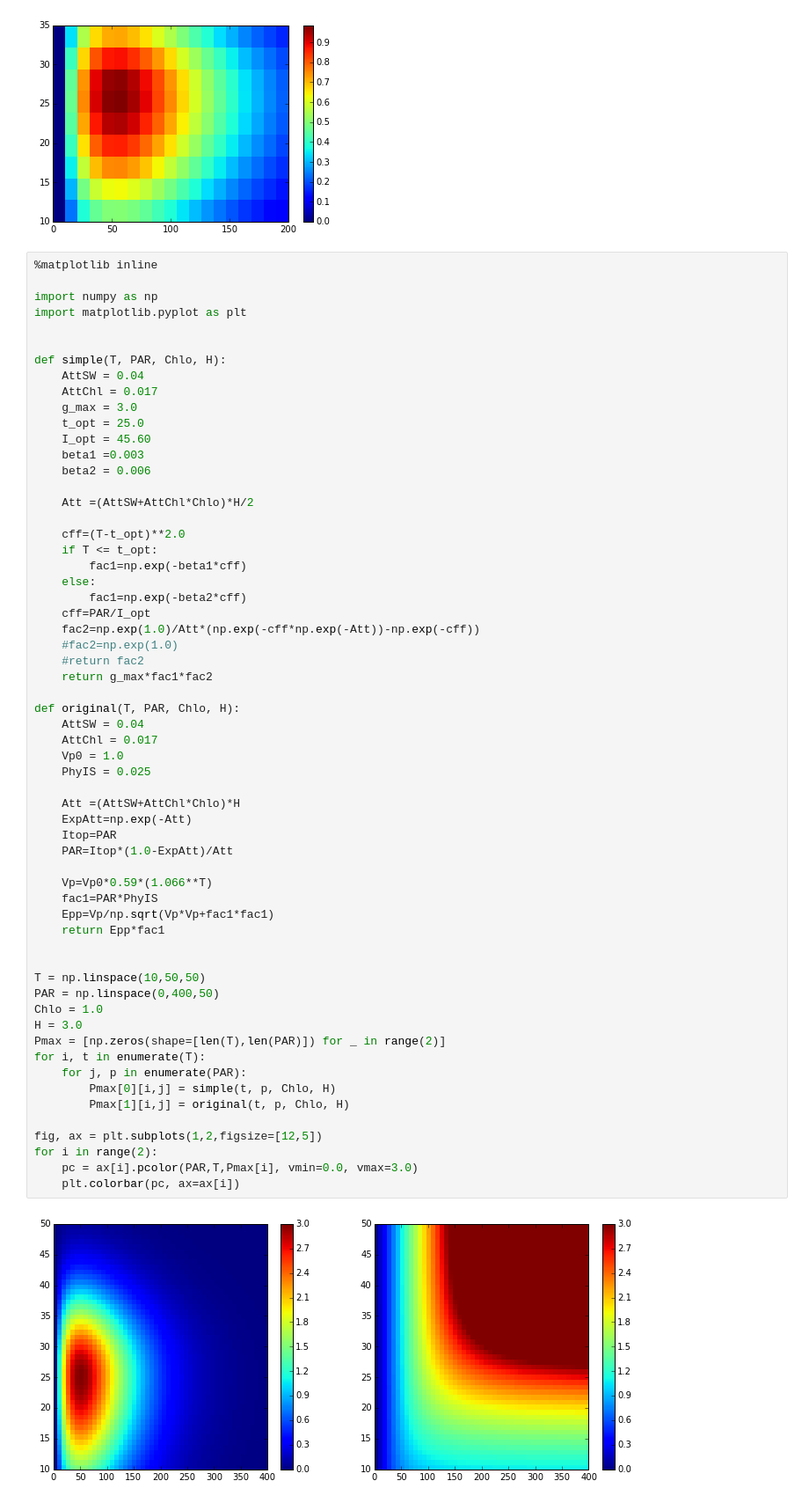
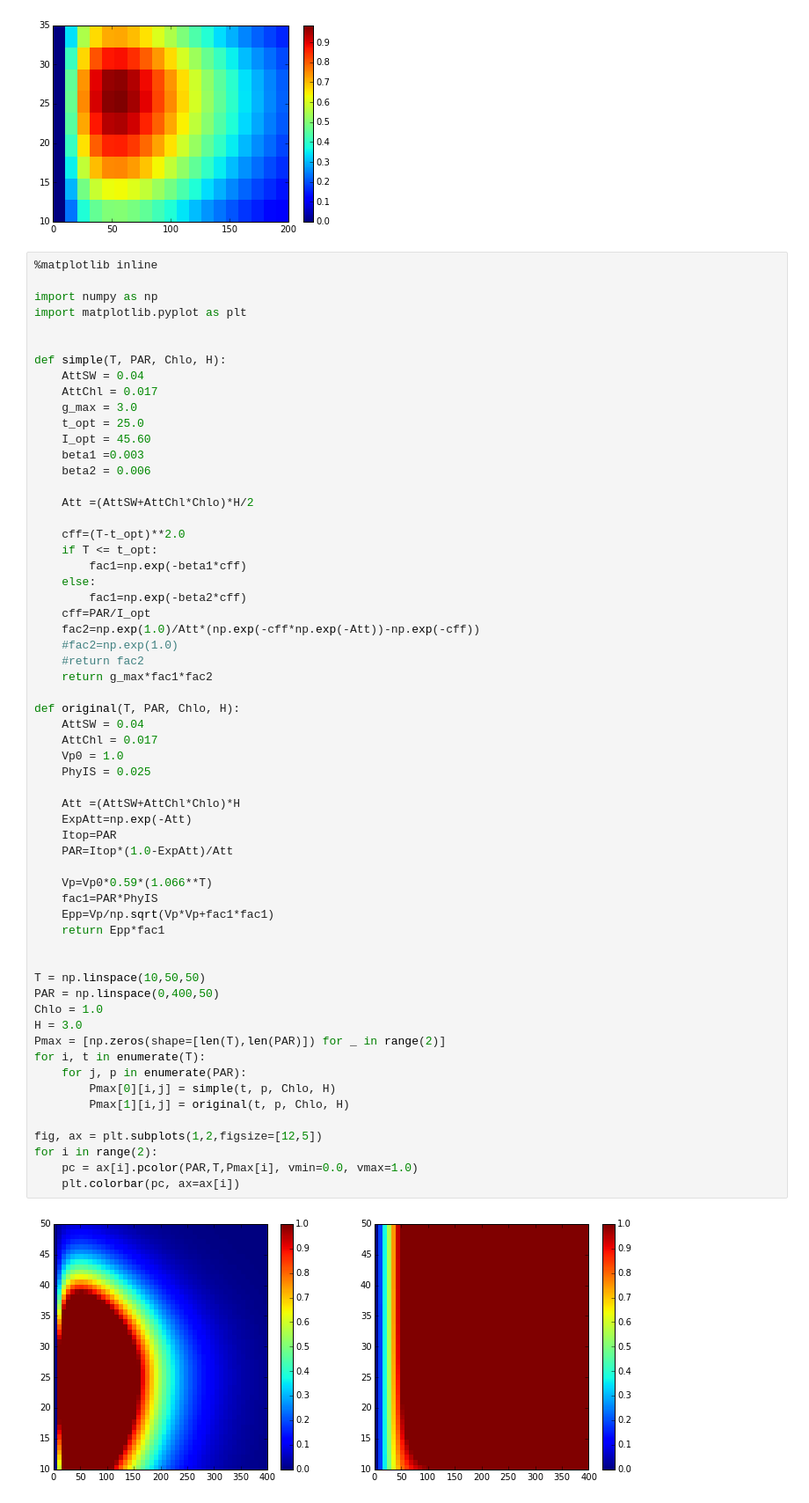
Before and after one commit to okadate/notebook, a Jupyter notebook: biology_t_PPmax.ipynb, the cells around one changed output. Shown at 88% size. Cells and saved outputs as stored; diff of their text form.

```diff
--- a/biology_t_PPmax.ipynb
+++ b/biology_t_PPmax.ipynb
@@ -99,32 +99,32 @@ def original(T, PAR, Chlo, H):
     AttSW = 0.04
     AttChl = 0.017
     Vp0 = 1.0
     PhyIS = 0.025
 
     Att =(AttSW+AttChl*Chlo)*H
     ExpAtt=np.exp(-Att)
     Itop=PAR
     PAR=Itop*(1.0-ExpAtt)/Att
 
     Vp=Vp0*0.59*(1.066**T)
     fac1=PAR*PhyIS
     Epp=Vp/np.sqrt(Vp*Vp+fac1*fac1)
     return Epp*fac1
 
 
 T = np.linspace(10,50,50)
 PAR = np.linspace(0,400,50)
 Chlo = 1.0
 H = 3.0
 Pmax = [np.zeros(shape=[len(T),len(PAR)]) for _ in range(2)]
 for i, t in enumerate(T):
     for j, p in enumerate(PAR):
         Pmax[0][i,j] = simple(t, p, Chlo, H)
         Pmax[1][i,j] = original(t, p, Chlo, H)
 
 fig, ax = plt.subplots(1,2,figsize=[12,5])
 for i in range(2):
-    pc = ax[i].pcolor(PAR,T,Pmax[i], vmin=0.0, vmax=3.0)
+    pc = ax[i].pcolor(PAR,T,Pmax[i], vmin=0.0, vmax=1.0)
     plt.colorbar(pc, ax=ax[i])
 # %% [output]
-[figure, old version]
+[figure, new version]
```
Also changed, not shown: 18 other files.
